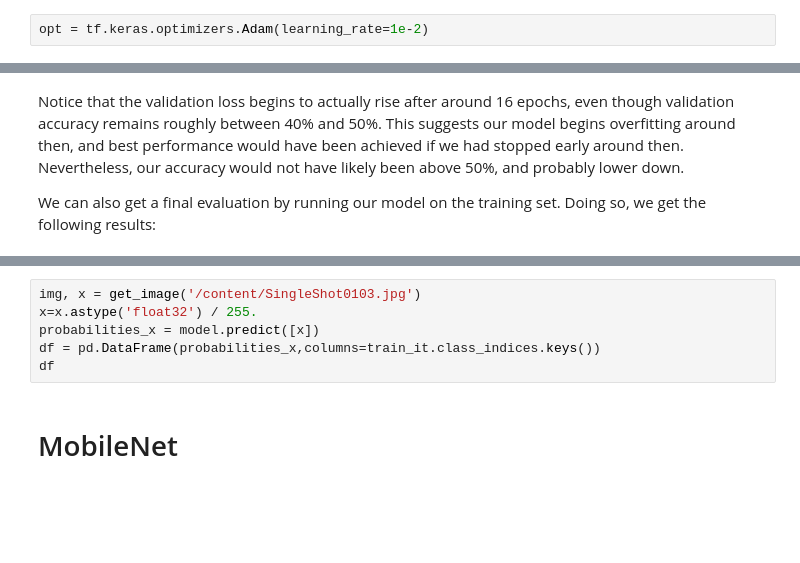
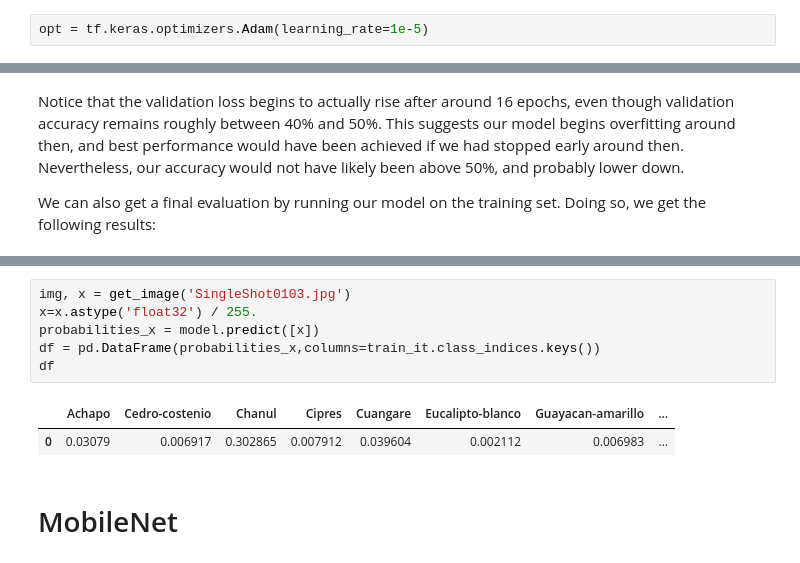
Before and after one commit to daquesada/deeplearning, a Jupyter notebook: transfer-learning.ipynb, the cells around one changed output, grey strips where cells are left out. Drawn from its saved outputs; the diff is of its cells as text; blank space fills up the shorter version.

```diff
--- a/transfer-learning.ipynb
+++ b/transfer-learning.ipynb
@@ -242,7 +255,7 @@ train / validation / test split: 1923, 475, 284
 # %% [markdown]
 # Optimizator
 # %%
-opt = tf.keras.optimizers.Adam(learning_rate=1e-2)
+opt = tf.keras.optimizers.Adam(learning_rate=1e-5)
 # %% [markdown]
 # First training a neural net from scratch
 
@@ -409,9 +436,12 @@ sns.heatmap(cm, annot=True,xticklabels=labels,yticklabels=labels,cmap='Blues')
 # %%
-img, x = get_image('/content/SingleShot0103.jpg')
+img, x = get_image('SingleShot0103.jpg')
 x=x.astype('float32') / 255.
 probabilities_x = model.predict([x])
 df = pd.DataFrame(probabilities_x,columns=train_it.class_indices.keys())
 df
+# %% [output]
+|  | Achapo | Cedro-costenio | Chanul | Cipres | Cuangare | Eucalipto-blanco | Guayacan-amarillo | ... |
+| 0 | 0.03079 | 0.006917 | 0.302865 | 0.007912 | 0.039604 | 0.002112 | 0.006983 | ... |
 # %% [markdown]
 # MobileNet
 # %%
```
Also changed, not shown: parts of 46 cells of this notebook, 1 other file.
